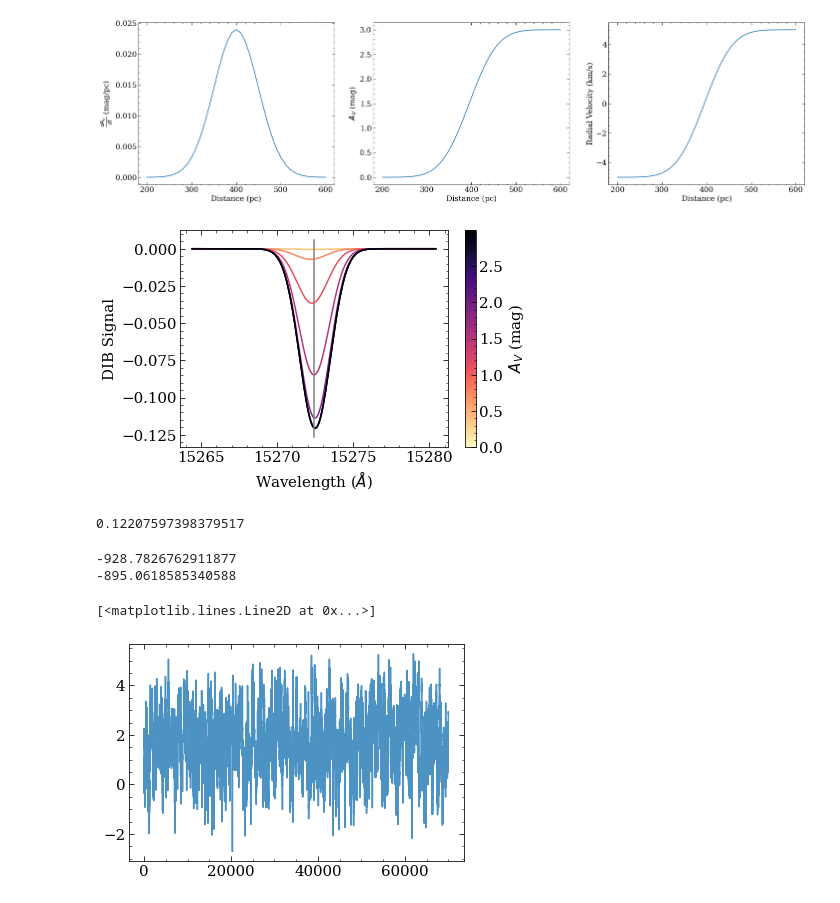
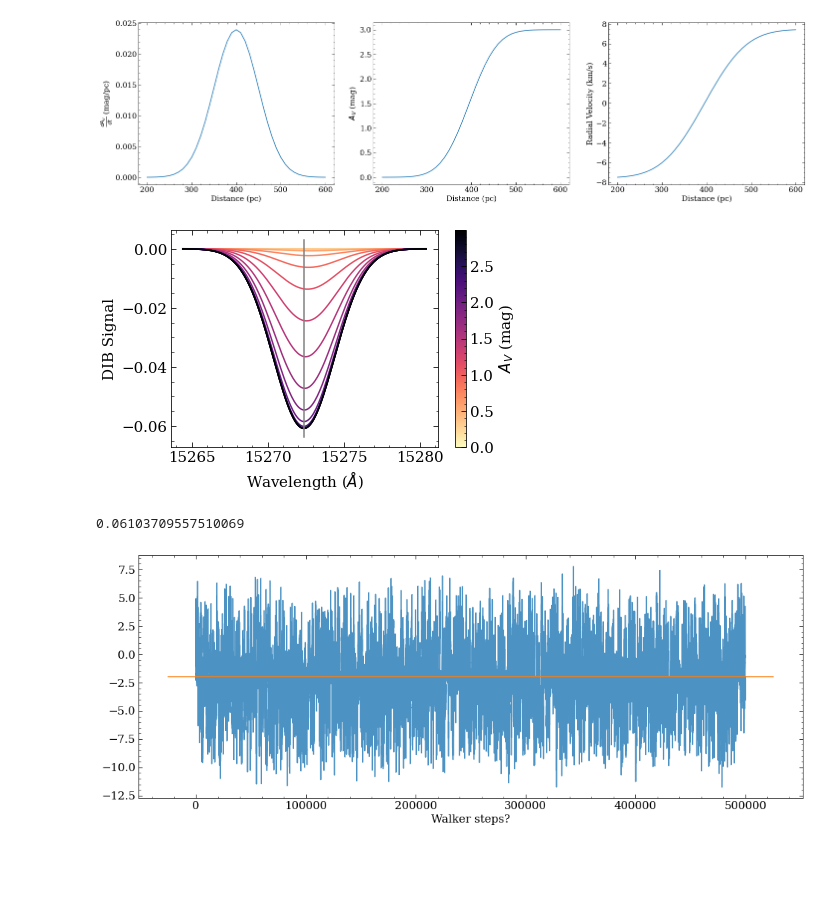
Before and after one commit to aidantmcb/DIBModeling, a Jupyter notebook: 01-18_MCMCmodel.ipynb, the cells around one changed output. Drawn from its saved outputs; the diff is of its cells as text; code cells hidden in the pictures; blank space fills up the shorter version.

Commit message:
velocity profiles and modeling hyperparams

```diff
--- a/01-18_MCMCmodel.ipynb
+++ b/01-18_MCMCmodel.ipynb
@@ -10,7 +10,7 @@ import matplotlib
 import corner
 # %%
 lambda0 = 15272.42
-sigma0 = 1
+sigma0 = 2
 
 def dopplershift(v, lambda0 = lambda0):
      return (lambda0 * u.Angstrom * (c.c + v * u.km / u.s) / c.c).to(u.Angstrom).value
@@ -38,6 +38,13 @@ def Radial_Velocity(d, d0 = d0, vavg = vavg, vdiff = vdiff):
     dv_dd =  1 / (np.sqrt(2 * np.pi) * dispersion)  * np.exp(-(d-d0)**2 / (2 * dispersion**2))
     return 2 * vdiff * np.cumsum(dv_dd) * dd + vavg - vdiff
 
+# vclose = -5
+# vfar = 5
+# def Radial_Velocity(d, dclose = 200, dfar = 600, vclose = vclose, vfar = vfar):
+#     dd = d[1]-d[0]
+#     m = (vfar - vclose) / (dfar - dclose)
+#     return m * (d - dclose) + vclose
+
 
 ### DIB amplitiude per dAV/dd ###
 # From Zasowksi+2015
@@ -59,21 +66,26 @@ axs[1].plot(distance, Av(distance))
 axs[1].set_xlabel('Distance (pc)')
 axs[1].set_ylabel('$A_V$ (mag)')
 
-axs[2].plot(distance, Radial_Velocity(distance) )
+axs[2].plot(distance, Radial_Velocity(distance, vdiff = 7.5))
+
+# axs[2].plot(distance, Radial_Velocity(distance, vclose = -7.5, vfar = 7.5) )
 axs[2].set_xlabel('Distance (pc)')
 axs[2].set_ylabel('Radial Velocity (km/s)')
 plt.show()
 # %% [output]
-[figure, old version]
+[figure, new version]
 # %%
 ### DIB signal generation ###
 spec_res = 200
 wavs = np.linspace(lambda0-8, lambda0+8, spec_res)
 
-dd = 50
+dd = 25
 voxel_dist = np.arange(200, 601, dd)
+# star_dist = voxel_dist
 voxel_dAv_dd = Differential_Av(voxel_dist)
-voxel_rvelo = Radial_Velocity(voxel_dist)
+# star_dAv_dd = voxel_dAv_dd
+voxel_rvelo = Radial_Velocity(voxel_dist, vdiff = -7.5)
+# voxel_rvelo = Radial_Velocity(voxel_dist, vclose = -7.5, vfar = 7.5)
 
 def make_signals(rvelo, dAv_dd = voxel_dAv_dd, dist = voxel_dist):
     signals = np.zeros((len(dist), spec_res))
@@ -114,53 +126,49 @@ ax.set_ylabel('DIB Signal')
 fig.colorbar(cmappable, label = '$A_V$ (mag)')
 plt.show()
 # %% [output]
-[figure, old version]
+[figure, new version]
 # %%
-theoretical_DIB = 102e-3 * np.max(Av(voxel_dist)) / (np.sqrt(2 * np.pi) * sigma0)
-print(theoretical_DIB)
+theoretical_DIB_amp = 102e-3 * np.max(Av(voxel_dist)) / (np.sqrt(2 * np.pi) * sigma0)
+print(theoretical_DIB_amp)
 # %% [output]
-0.12207597398379517
+0.06103709557510069
 # %%
-rvelo0 = 0.0 * np.ones(len(voxel_rvelo))
 SNR = 150
 
 true_signal = make_signals(rvelo = voxel_rvelo)
 noisy_signal = true_signal+ np.random.normal(0, 1/SNR, true_signal.shape)
 
 
-def loglikely(v, snr = SNR):
-    return - 0.5 * np.sum((noisy_signal - make_signals(v))**2 / (1/SNR)**2)
+def loglikely(v, snr = SNR, **kwargs):
+    return - 0.5 * np.sum((noisy_signal - make_signals(v, **kwargs))**2 / (1/SNR)**2)
 
 def logprior(v):
-    if (np.any(v > 50)) | (np.any(v < -50)):
+    if (np.any(np.abs(v) > 12.5)):
         return -np.inf
     return 0.0
 
-def logprob(v):
-    lp = logprior(v)
+def logprob(v, **kwargs):
+    lp = logprior(v, **kwargs)
     if not np.isfinite(lp):
         return -np.inf
     return lp + loglikely(v)
-# %%
-print(logprob(rvelo0))
-print(logprob(voxel_rvelo))
-# %% [output]
--928.7826762911877
--895.0618585340588
 # %%
 nwalkers = 100
-ndim = len(rvelo0)
+ndim = len(voxel_rvelo)
 sampler = emcee.EnsembleSampler(100, ndim, logprob)
-init =  np.tile(voxel_rvelo, nwalkers).reshape((nwalkers, ndim)) + 0.01 * np.random.randn(nwalkers * ndim).reshape((nwalkers, ndim))
+init =  np.tile(voxel_rvelo, nwalkers).reshape((nwalkers, ndim)) + np.random.normal(0, 1/SNR, (nwalkers, ndim))
 # %%
-sampler.run_mcmc(init, 750);
+sampler.run_mcmc(init, 5000);
 # %%
-save = sampler.chain[:, 50:, :].reshape((-1, len(rvelo0)))
-plt.plot(save[:, int(len(voxel_rvelo) / 2)], alpha = 0.8)
-# plt.show()
+chain = sampler.chain[:, 0:, :].reshape((-1, len(voxel_rvelo)))
+fig, ax  = plt.subplots(figsize = (16, 6))
+select = int(len(voxel_rvelo)/2)
+ax.plot(chain[:, select], alpha = 0.8)
+ax.plot(ax.get_xlim(), (voxel_rvelo[select], voxel_rvelo[select]))
+ax.set_xlabel('Walker steps?')
+plt.show()
 # %% [output]
-[<matplotlib.lines.Line2D at 0x...>]
-[figure, old version]
+[figure, new version]
 # %%
 labels = ['{} pc'.format(i) for i in voxel_dist]
 # print(labels)
```
Also changed, not shown: parts of 3 cells of this notebook, 1 other file.
